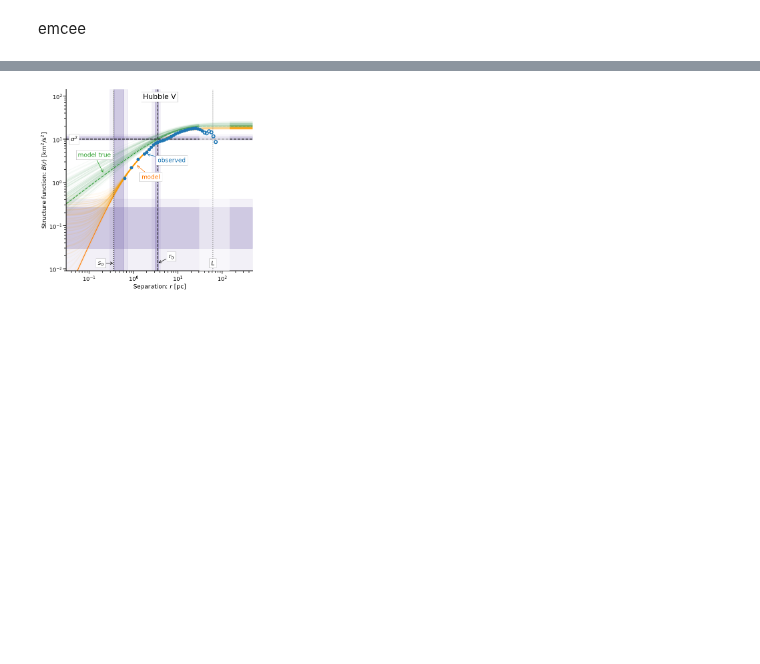
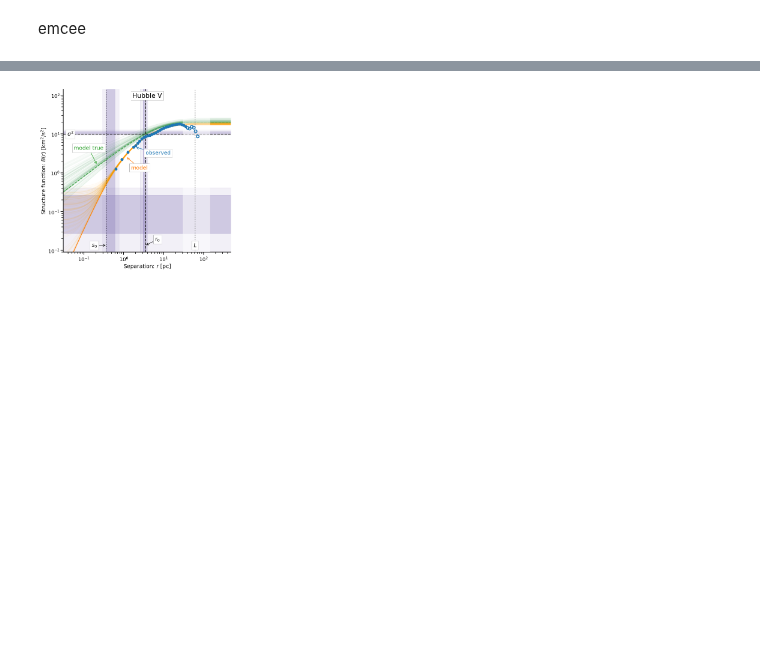
Before and after one commit to JavGVastro/PhD.Paper, a Jupyter notebook: CIHV.ipynb, the cells around one changed output, grey strips where cells are left out. Cells and saved outputs as stored; diff of their text form; code cells hidden in the pictures.

```diff
--- a/CIHV.ipynb
+++ b/CIHV.ipynb
@@ -41,6 +42,6 @@ B[K] = np.mean(B[:K])
 r = r[K:]
 B = B[K:]
 # %%
-model = lmfit.Model(bfunc.bfunc04s)
+model = lmfit.Model(bfunc.bfunc03s)
 model.param_names
 # %% [output]
@@ -56,13 +57,15 @@ model.set_param_hint("sig2", value=0.5 * B.max(), min=0.25 * B.max(), max=2 * B.
 model.set_param_hint("m", value=1.0, min=0.5, max=2.0)
 
 # Seeing RMS between 0.1 and 1.5 arcsec
-model.set_param_hint("s0", value=0.5 * pc_per_arcsec, min=0.1 * pc_per_arcsec, max=1.5 * pc_per_arcsec)
+model.set_param_hint(
+    "s0", value=0.5 * pc_per_arcsec, min=0.1 * pc_per_arcsec, max=1.5 * pc_per_arcsec
+)
 
 # Noise cannot be much larger than smallest B(r)
 model.set_param_hint("noise", value=0.5 * B.min(), min=0.0, max=3 * B.min())
 
 # box_size is fixed
-model.set_param_hint("box_size", value=box_size, vary=False)
+# model.set_param_hint("box_size", value=box_size, vary=False)
 # %%
 pd.DataFrame(model.param_hints)
 # %% [output]
@@ -149,14 +152,20 @@ sns.despine();
 # %% [markdown]
 emcee
 # %%
-emcee_kws = dict(steps=15000, burn=500, thin=50, is_weighted=True,
-                 progress=False, workers=16)
+emcee_kws = dict(
+    steps=15000, burn=500, thin=50, is_weighted=True, progress=False, workers=16
+)
 emcee_params = result.params.copy()
 # emcee_params.add('__lnsigma', value=np.log(0.1), min=np.log(0.001), max=np.log(2.0))
 # %%
 result_emcee = model.fit(
-    data=B[to_fit], r=r[to_fit], weights=weights[to_fit], params=emcee_params, method='emcee',
-    nan_policy='omit', fit_kws=emcee_kws,
+    data=B[to_fit],
+    r=r[to_fit],
+    weights=weights[to_fit],
+    params=emcee_params,
+    method="emcee",
+    nan_policy="omit",
+    fit_kws=emcee_kws,
 )
 # %%
 result_emcee
@@ -223,4 +234,6 @@ bplot.corner_plot(result_emcee, result, name, data,data_ranges=[0.95, 0.99, 0.99
 # %%
-bplot.strucfunc_plot(result_emcee, result, r, B, to_fit, name, data, box_size, large_scale)
+bplot.strucfunc_plot(
+    result_emcee, result, r, B, to_fit, name, data, box_size, large_scale
+)
 # %% [output]
-[figure, old version]
+[figure, new version]
```
Also changed, not shown: parts of 20 cells of this notebook, 32 other files.
